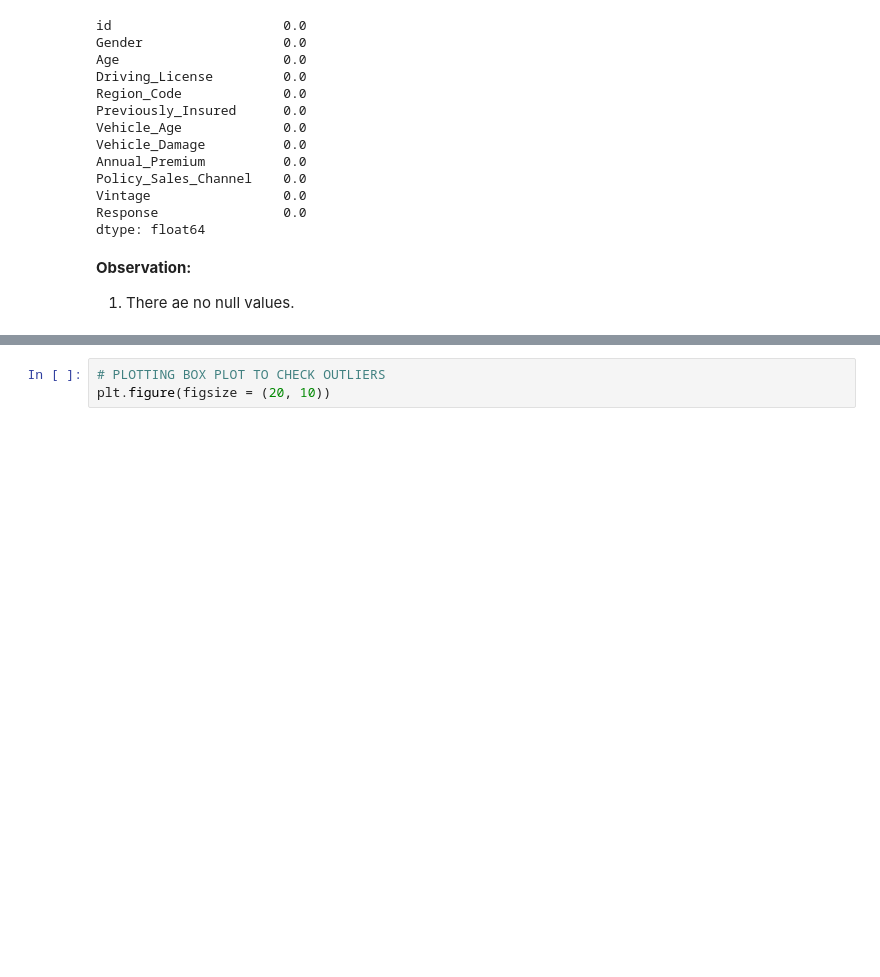
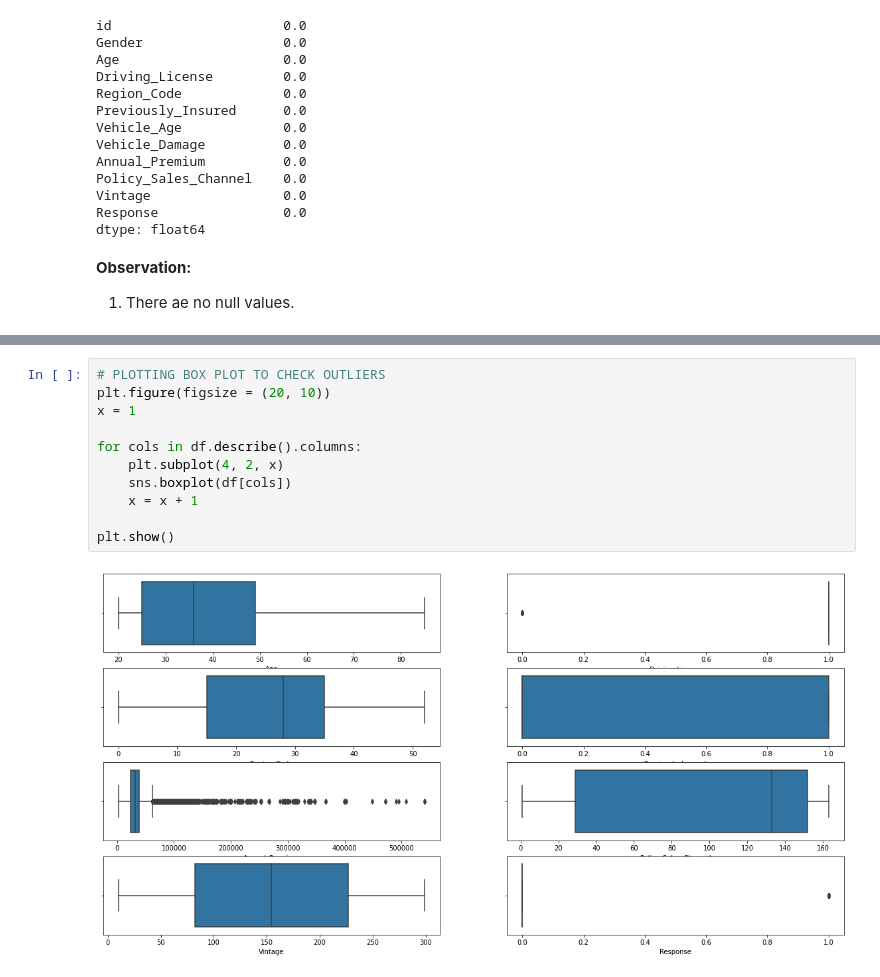
Before and after one commit to anupstar100/Health-Insurance-Cross-Sell-Prediction, a Jupyter notebook: SML_Capstone_Project_HEALTH_INSURANCE_CROSS_SELL_PREDICTION.ipynb, the cells around one changed output, grey strips where cells are left out. Drawn from its saved outputs; the diff is of its cells as text; blank space fills up the shorter version.

```diff
--- a/SML_Capstone_Project_HEALTH_INSURANCE_CROSS_SELL_PREDICTION.ipynb
+++ b/SML_Capstone_Project_HEALTH_INSURANCE_CROSS_SELL_PREDICTION.ipynb
@@ -238,3 +242,13 @@ df.sample()
 # %%
 # PLOTTING BOX PLOT TO CHECK OUTLIERS
 plt.figure(figsize = (20, 10))
+x = 1
+
+for cols in df.describe().columns:
+    plt.subplot(4, 2, x)
+    sns.boxplot(df[cols])
+    x = x + 1
+
+plt.show()
+# %% [output]
+[figure, added]
```
Also changed, not shown: parts of 15 cells of this notebook.
